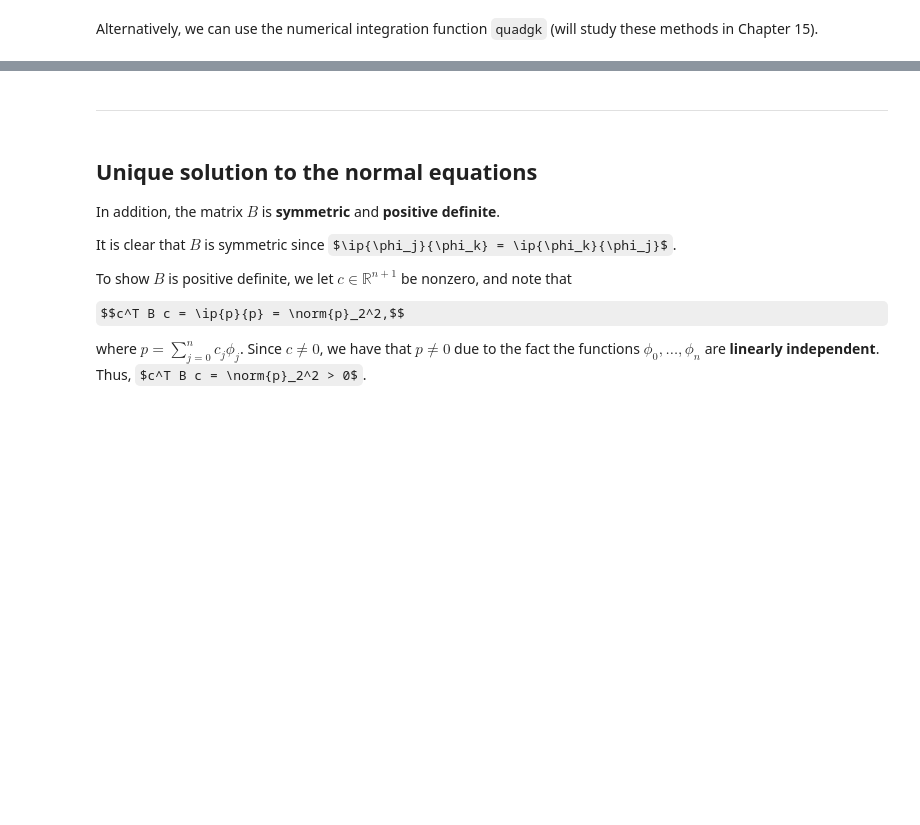
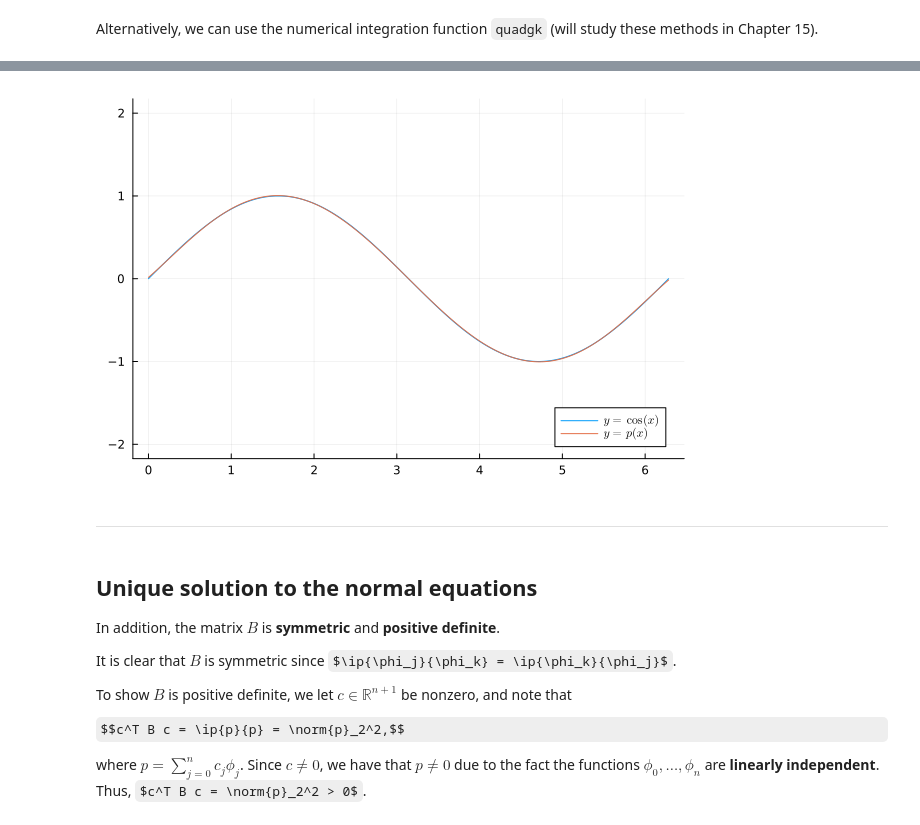
Before and after one commit to math435/20262-lecture-notes, a Jupyter notebook: chapter12/Section 12.1 - Continuous least squares approximation.ipynb, the cells around one changed output, grey strips where cells are left out. Drawn from its saved outputs; the diff is of its cells as text; code cells hidden in the pictures; some formulas as TeX source; blank space fills up the shorter version.

```diff
--- a/chapter12/Section 12.1 - Continuous least squares approximation.ipynb
+++ b/chapter12/Section 12.1 - Continuous least squares approximation.ipynb
@@ -201,21 +238,23 @@ float.(csym)
 # %%
 using Plots, LaTeXStrings
 
-n = 4
+n = 6
 
 xx = range(0, 2π, length=1000)
 
 plot(legend=:bottomright, aspect_ratio=:equal, size=(600,400))
-plot!(xx, cos.(xx), label=L"y = \cos(x)")
+plot!(xx, sin.(xx), label=L"y = \cos(x)")
 
 # Evaluate p using Horner's rule
-c = continuous_lsqr(cos, 0, 2π, n)
+c = continuous_lsqr(sin, 0, 2π, n)
 p = zeros(length(xx))
 for i=n+1:-1:1
     p = p.*xx .+ c[i]
 end
 
 plot!(xx, p, label=L"y = p(x)")
+# %% [output]
+[figure, added]
 # %% [markdown]
 ---
 # %% [markdown]
```
Also changed, not shown: parts of 10 cells of this notebook.
